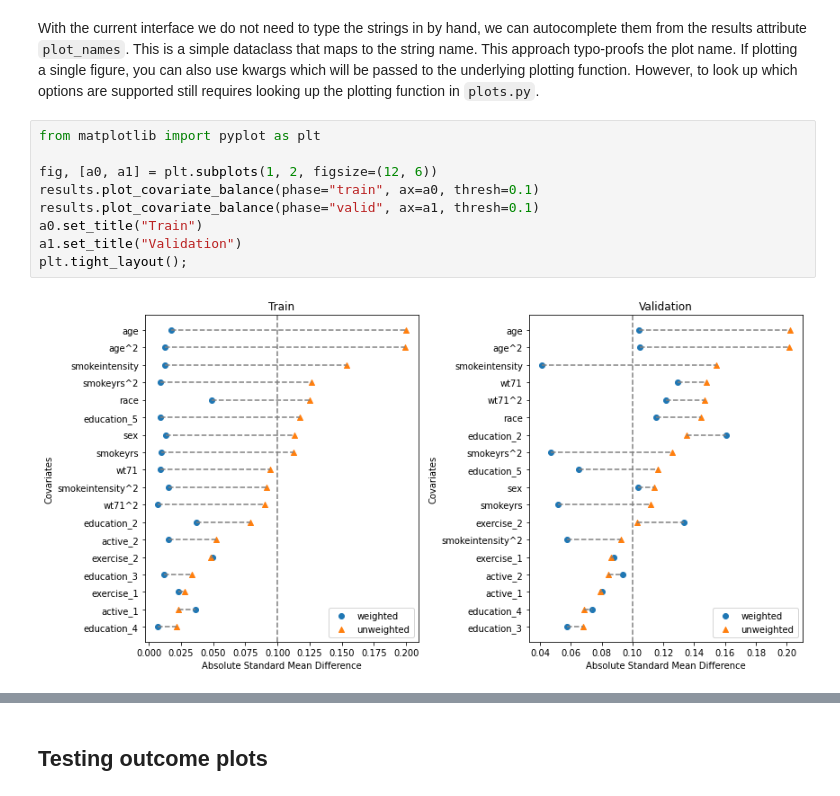
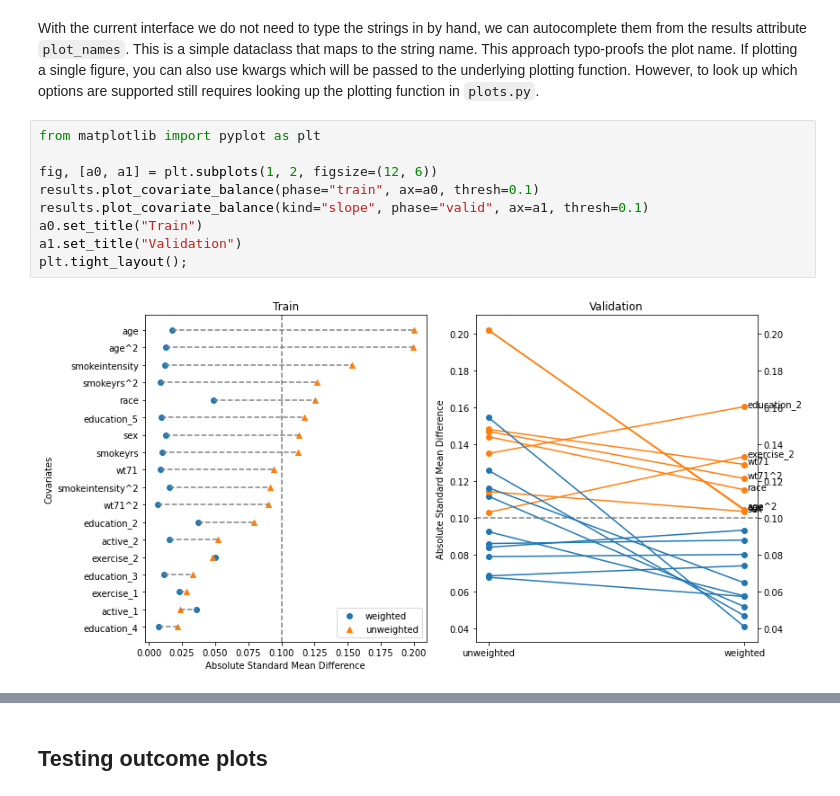
Before and after one commit to BiomedSciAI/causallib, a Jupyter notebook: examples/test_plots.ipynb, the cells around one changed output, grey strips where cells are left out. Saved outputs shown, nothing was run; the diff lists cells and outputs as text.

```diff
--- a/examples/test_plots.ipynb
+++ b/examples/test_plots.ipynb
@@ -55,11 +55,11 @@ With the current interface we do not need to type the strings in by hand, we can
 # %%
 from matplotlib import pyplot as plt
 
 fig, [a0, a1] = plt.subplots(1, 2, figsize=(12, 6))
 results.plot_covariate_balance(phase="train", ax=a0, thresh=0.1)
-results.plot_covariate_balance(phase="valid", ax=a1, thresh=0.1)
+results.plot_covariate_balance(kind="slope", phase="valid", ax=a1, thresh=0.1)
 a0.set_title("Train")
 a1.set_title("Validation")
 plt.tight_layout();
 # %% [output]
-[figure, old version]
+[figure, new version]
```
Also changed, not shown: parts of 11 cells of this notebook, 4 other files.
